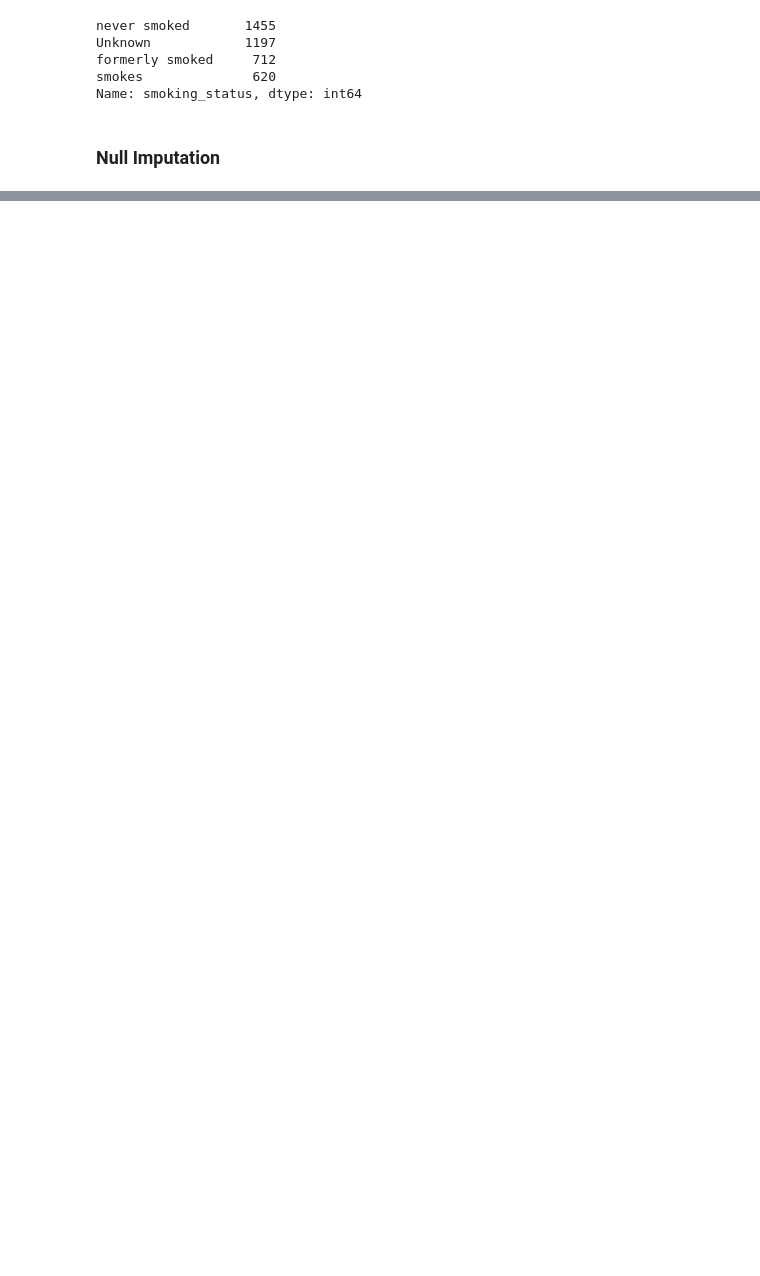
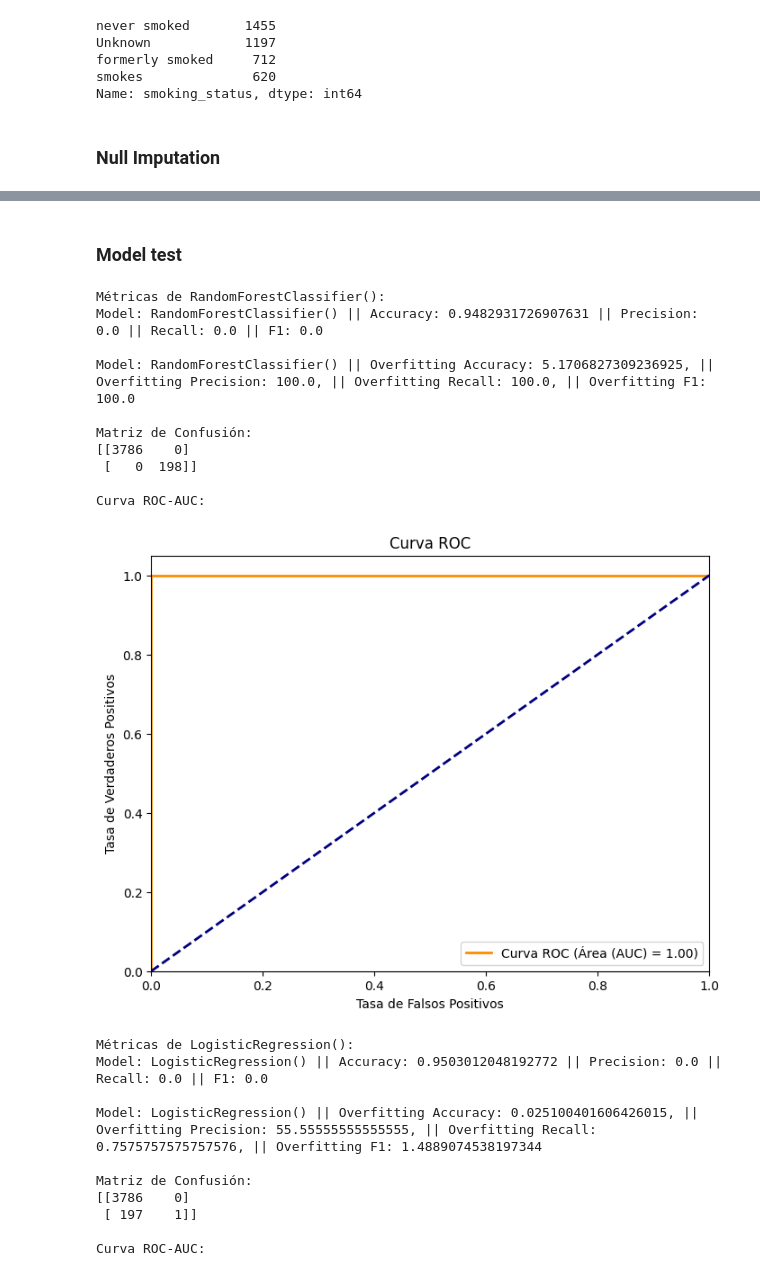
Before and after one commit to AI-School-F5-P2/Data_Scientist_1, a Jupyter notebook: notebooks/Stratification and Balancing.ipynb, the cells around one changed output, grey strips where cells are left out. Drawn from its saved outputs; the diff is of its cells as text; code cells hidden in the pictures; blank space fills up the shorter version.

Commit message:
feat: metrics evaluation of simple models

```diff
--- a/notebooks/Stratification and Balancing.ipynb
+++ b/notebooks/Stratification and Balancing.ipynb
@@ -78,0 +121,4 @@ Name: 9, dtype: int64
+# %%
+preprocessor = ColumnTransformer(transformers=[('num', numeric_transformer, num_columns), ('cat', categorical_transformer, cat_columns)], remainder = 'passthrough')
+# %%
+X_transformed = preprocessor.fit_transform(X_train)
@@ -78,0 +141,16 @@ Name: 9, dtype: int64
+# %% [markdown]
+### Model test
+# %%
+def prediction(model, data_to_predict):
+    '''
+    Esta función recibe el modelo que debe aplicarse y la matriz X (variables predictoras)
+    Retorna la y que predice
+    '''
+    y_predicted = model.predict(data_to_predict)
+
+    probability = model.predict_proba(data_to_predict)
+
+    #tomamos como clase positiva (1)
+    y_probs = probability[:, model.classes_.tolist().index(1)]
+
+    return y_predicted, y_probs
@@ -78,0 +206,39 @@ Name: 9, dtype: int64
+# %%
+def train_predict_test(model, data_to_predict, y_true):
+    '''
+    Esta función agrupa todas las anteriores para hacer un sólo llamado
+    '''
+    print(f"Métricas de {model}:")
+
+    model.fit(data_to_predict, y_true)
+
+    y_predicted, y_probs = prediction(model, data_to_predict)
+
+    test(model, data_to_predict, y_predicted, y_true, y_probs)
+# %%
+models = [RandomForestClassifier(), LogisticRegression()]
+
+for model in models:
+    train_predict_test(model, X_transformed, y_train)
+# %% [output]
+Métricas de RandomForestClassifier():
+Model: RandomForestClassifier() || Accuracy: 0.9482931726907631 || Precision: 0.0 || Recall: 0.0 || F1: 0.0
+
+Model: RandomForestClassifier() || Overfitting Accuracy: 5.1706827309236925, || Overfitting Precision: 100.0, || Overfitting Recall: 100.0, || Overfitting F1: 100.0
+
+Matriz de Confusión:
+[[3786    0]
+ [   0  198]]
+
+Curva ROC-AUC:
+[figure, added]
+Métricas de LogisticRegression():
+Model: LogisticRegression() || Accuracy: 0.9503012048192772 || Precision: 0.0 || Recall: 0.0 || F1: 0.0
+
+Model: LogisticRegression() || Overfitting Accuracy: 0.025100401606426015, || Overfitting Precision: 55.55555555555555, || Overfitting Recall: 0.7575757575757576, || Overfitting F1: 1.4889074538197344
+
+Matriz de Confusión:
+[[3786    0]
+ [ 197    1]]
+
+Curva ROC-AUC:
```
Also changed, not shown: parts of 12 cells of this notebook.
